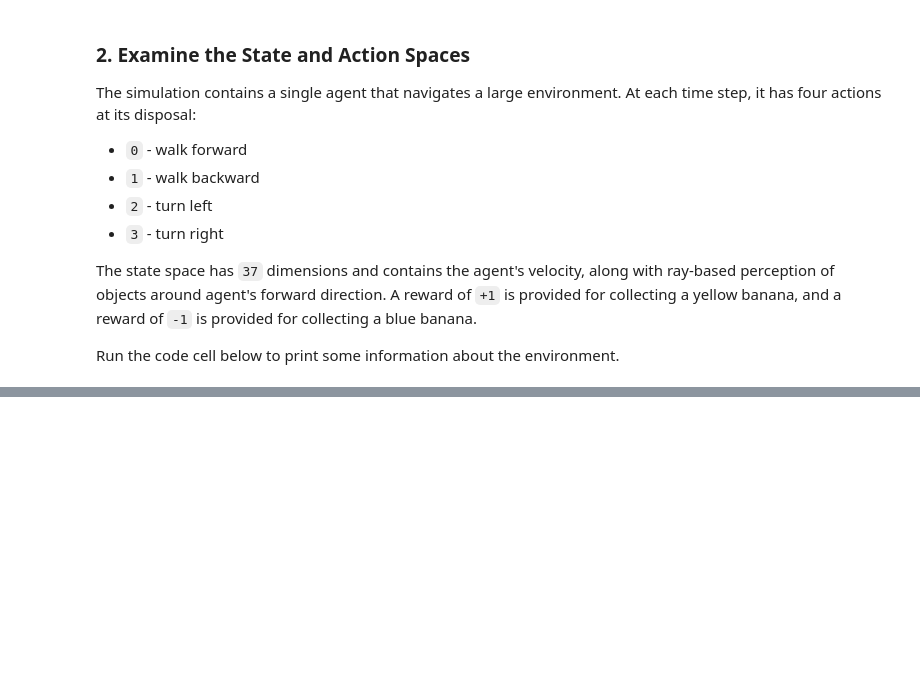
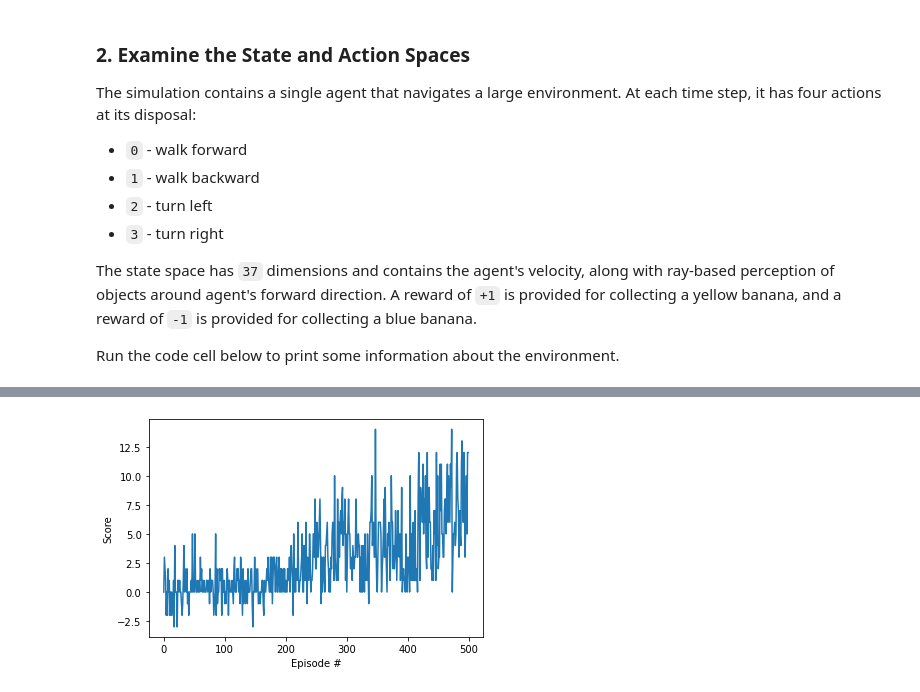
Before and after one commit to aaholmes/navigation, a Jupyter notebook: Navigation.ipynb, the cells around one changed output, grey strips where cells are left out. Cells and saved outputs as stored; diff of their text form; code cells hidden in the pictures; blank space fills up the shorter version.

Commit message:
First learning model: DQN, achieves avg score of 6.07 in 500 episodes

```diff
--- a/Navigation.ipynb
+++ b/Navigation.ipynb
@@ -87,16 +104,0 @@ Of course, as part of the project, you'll have to change the code so that the ag
-# %%
-env_info = env.reset(train_mode=False)[brain_name] # reset the environment
-state = env_info.vector_observations[0]            # get the current state
-score = 0                                          # initialize the score
-while True:
-    action = np.random.randint(action_size)        # select an action
-    env_info = env.step(action)[brain_name]        # send the action to the environment
-    next_state = env_info.vector_observations[0]   # get the next state
-    reward = env_info.rewards[0]                   # get the reward
-    done = env_info.local_done[0]                  # see if episode has finished
-    score += reward                                # update the score
-    state = next_state                             # roll over the state to next time step
-    if done:                                       # exit loop if episode finished
-        break
-
-print("Score: {}".format(score))
@@ -104,0 +108,4 @@ When finished, you can close the environment.
+# %%
+from dqn_agent import Agent
+
+agent = Agent(state_size=state_size, action_size=action_size, seed=0)
@@ -104,0 +114,58 @@ When finished, you can close the environment.
+# %%
+def dqn(n_episodes=500, max_t=310, eps_start=0.3, eps_end=0.01, eps_decay=0.995, update_target_every=10000):
+    """Deep Q-Learning.
+
+    Params
+    ======
+        n_episodes (int): maximum number of training episodes
+        max_t (int): maximum number of timesteps per episode (this env stops after 303 anyway)
+        eps_start (float): starting value of epsilon, for epsilon-greedy action selection
+        eps_end (float): minimum value of epsilon
+        eps_decay (float): multiplicative factor (per episode) for decreasing epsilon
+        update_target_every (int): number of training timesteps between updates to target Q network
+    """
+    scores = []                        # list containing scores from each episode
+    scores_window = deque(maxlen=100)  # last 100 scores
+    scores_window_10 = deque(maxlen=10)  # last 10 scores
+    eps = eps_start                    # initialize epsilon
+    tt = 0
+    for i_episode in range(1, n_episodes+1):
+        state = env.reset(train_mode=True)[brain_name].vector_observations[0]
+        score = 0
+        for t in range(max_t):
+            action = agent.act(state, eps)
+            env_info = env.step(action)[brain_name]        # send the action to the environment
+            next_state = env_info.vector_observations[0]   # get the next state
+            reward = env_info.rewards[0]                   # get the reward
+            done = env_info.local_done[0]                  # see if episode has finished
+            agent.step(state, action, reward, next_state, done)
+            state = next_state
+            score += reward
+            tt += 1
+            if tt % update_target_every == 0:
+                print("\tUpdating target Q!")
+                agent.hard_update()
+            if done:
+                break
+        scores_window.append(score)       # save most recent score
+        scores_window_10.append(score)       # save most recent score
+        scores.append(score)              # save most recent score
+        eps = max(eps_end, eps_decay*eps) # decrease epsilon
+        print('\rEpisode {}\tEps: {:.3f}\tGamma: {:.2f}\tScore: {:d}\tAverage Score Last 10: {:.2f}\tAverage Score Last 100: {:.2f}'.format(i_episode, eps, agent.gamma, int(score), np.mean(scores_window_10), np.mean(scores_window)), end="")
+        if np.mean(scores_window)>=13.0:
+            print('\nEnvironment solved in {:d} episodes!\tEps: {:.3f}\tGamma: {:.2f}\tAverage Score: {:.2f}'.format(i_episode-100, eps, agent.gamma, np.mean(scores_window)))
+            torch.save(agent.qnetwork_local.state_dict(), 'checkpoint.pth')
+            break
+    return scores
+
+scores = dqn()
+
+# plot the scores
+fig = plt.figure()
+ax = fig.add_subplot(111)
+plt.plot(np.arange(len(scores)), scores)
+plt.ylabel('Score')
+plt.xlabel('Episode #')
+plt.show()
+# 18 min for 500 episodes
+# %% [output]
@@ -105,2 +188,3 @@ When finished, you can close the environment.
+[figure, added]
 # %%
 env.close()
```
Also changed, not shown: parts of 9 cells of this notebook, 2 other files.
